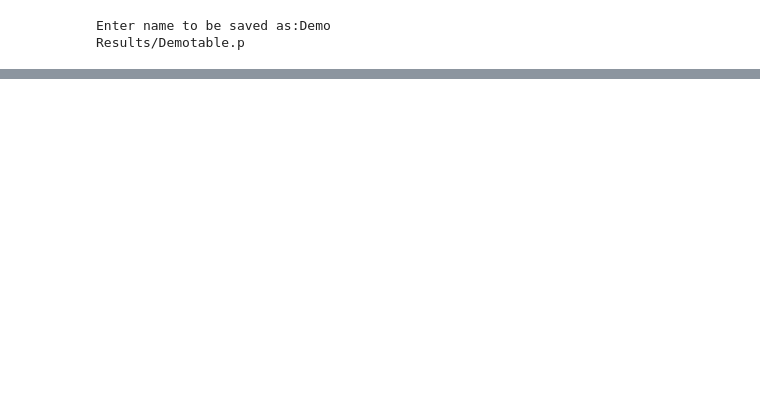
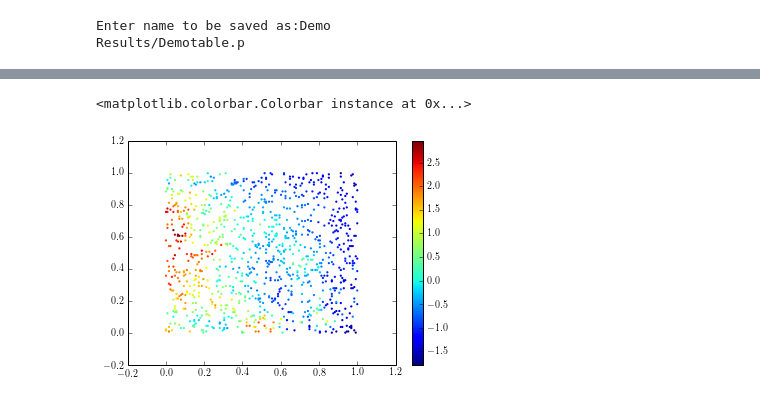
Before and after one commit to jkfitzsimons/QGP, a Jupyter notebook: QGP_v2.ipynb, the cells around one changed output, grey strips where cells are left out. Cells and saved outputs as stored; diff of their text form; code cells hidden in the pictures; blank space fills up the shorter version.

```diff
--- a/QGP_v2.ipynb
+++ b/QGP_v2.ipynb
@@ -596,16 +652,17 @@ T[np.isnan(T)] = np.mean(T)
 # %%
-import seaborn
-plt.figure(figsize=[15,8])
-plt.boxplot(T.T)
-plt.title('Variance vs Dataset Size (N)')
+plt.figure(figsize=[10,3])
+plt.boxplot(T.T, sym='')
+plt.title('Variance on Predictor $M$ vs Dataset Size (N)')
 plt.xlabel('Dataset Size')
-plt.ylabel('Variance on Measurement')
+plt.ylabel('Variance on Predictor $M$')
 
 ax = plt.gca()
 x_ticks = ax.get_xticks()
 ax.set_xticks(x_ticks)
 xlabels = [100,200,300,400,500,600,700,800,900,1000]
 ax.set_xticklabels(xlabels)
+plt.rc('text', usetex=True)
+plt.rc('font', family='serif')
 
 plt.savefig(names[ds_num]+'.png')
 # %% [output]
@@ -612,0 +693,6 @@ plt.savefig(names[ds_num]+'.png')
+# %%
+plt.scatter(x_te[0][:,0], x_te[0][:,1], c=y_te[0], marker='.', edgecolors='none')
+plt.colorbar()
+# %% [output]
+<matplotlib.colorbar.Colorbar instance at 0x...>
+[figure, added]
```
Also changed, not shown: parts of 17 cells of this notebook, 7 other files.
